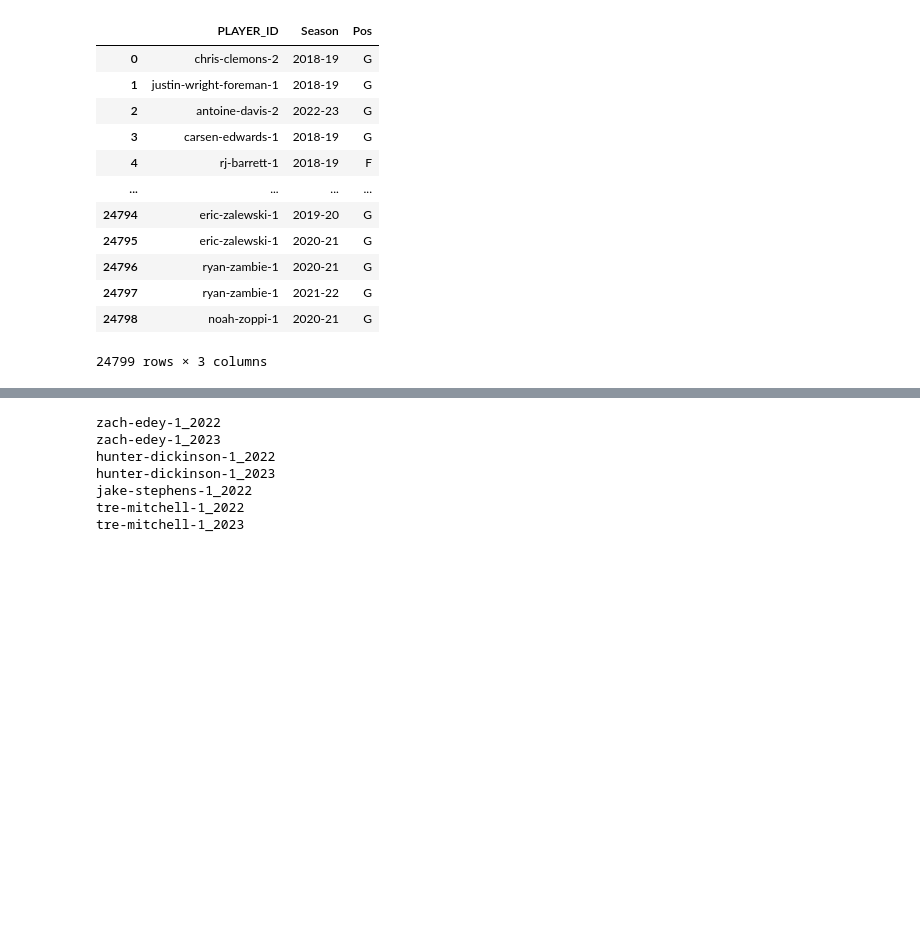
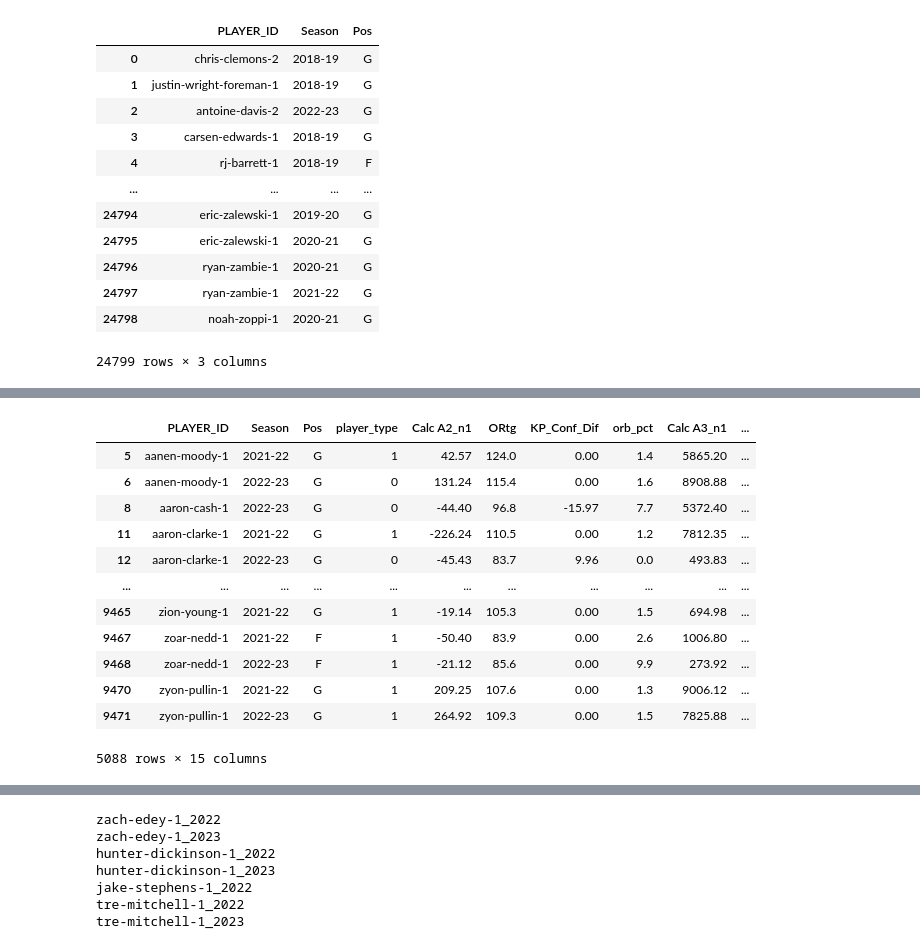
Before and after one commit to zainhoda1/Capstone-project, a Jupyter notebook: Analysis files/player_similarity.ipynb, the cells around one changed output, grey strips where cells are left out. Cells and saved outputs as stored; diff of their text form; code cells hidden in the pictures; blank space fills up the shorter version.

Commit message:
Finalizing Sim Matrix

```diff
--- a/Analysis files/player_similarity.ipynb
+++ b/Analysis files/player_similarity.ipynb
@@ -87,13 +90,20 @@ br_pos
 | 24798 | noah-zoppi-1 | 2020-21 | G |
 24799 rows × 3 columns
 # %%
-d = pd.read_csv("/Users/caldavis/Documents/GitHub/Capstone-project/Data folder/final_dataset.csv")
-d = d[['Player Name', 'season', 'Team', 'conf_abbr', 'games', 'games_started', 'mp_per_g', 'fg_per_g', 'fga_per_g', 'fg_pct', 'fg2_per_g', 'fg2a_per_g', 'fg2_pct', 'fg3_per_g', 'fg3a_per_g', 'fg3_pct', 'ft_per_g', 'fta_per_g', 'ft_pct', 'orb_per_g', 'drb_per_g', 'trb_per_g', 'ast_per_g', 'stl_per_g', 'blk_per_g', 'tov_per_g', 'pf_per_g', 'pts_per_g', 'sos', 'mp', 'fg', 'fga', 'fg2', 'fg2a', 'fg2_pct.1', 'fg3', 'fg3a', 'ft', 'fta', 'orb', 'drb', 'trb', 'ast', 'stl', 'blk', 'tov', 'pf', 'pts', 'fg_per_min', 'fga_per_min', 'fg2_per_min', 'fg2a_per_min', 'fg3_per_min', 'fg3a_per_min', 'ft_per_min', 'fta_per_min', 'trb_per_min', 'ast_per_min', 'stl_per_min', 'blk_per_min', 'tov_per_min', 'pf_per_min', 'pts_per_min',
+a = pd.read_csv("/Users/caldavis/Documents/GitHub/Capstone-project/Data folder/final_dataset.csv")
+a = a[['Player Name', 'season', 'Team', 'conf_abbr', 'games', 'games_started', 'mp_per_g', 'fg_per_g', 'fga_per_g', 'fg_pct', 'fg2_per_g', 'fg2a_per_g', 'fg2_pct', 'fg3_per_g', 'fg3a_per_g', 'fg3_pct', 'ft_per_g', 'fta_per_g', 'ft_pct', 'orb_per_g', 'drb_per_g', 'trb_per_g', 'ast_per_g', 'stl_per_g', 'blk_per_g', 'tov_per_g', 'pf_per_g', 'pts_per_g', 'sos', 'mp', 'fg', 'fga', 'fg2', 'fg2a', 'fg2_pct.1', 'fg3', 'fg3a', 'ft', 'fta', 'orb', 'drb', 'trb', 'ast', 'stl', 'blk', 'tov', 'pf', 'pts', 'fg_per_min', 'fga_per_min', 'fg2_per_min', 'fg2a_per_min', 'fg3_per_min', 'fg3a_per_min', 'ft_per_min', 'fta_per_min', 'trb_per_min', 'ast_per_min', 'stl_per_min', 'blk_per_min', 'tov_per_min', 'pf_per_min', 'pts_per_min',
     'fg_per_poss', 'fga_per_poss', 'fg2_per_poss', 'fg2a_per_poss', 'fg3_per_poss', 'fg3a_per_poss', 'ft_per_poss', 'fta_per_poss', 'trb_per_poss', 'ast_per_poss', 'stl_per_poss', 'blk_per_poss', 'tov_per_poss', 'pf_per_poss', 'pts_per_poss', 'off_rtg', 'def_rtg',
     'per', 'ts_pct', 'efg_pct', 'fg3a_per_fga_pct', 'fta_per_fga_pct', 'pprod', 'orb_pct', 'drb_pct', 'trb_pct', 'ast_pct', 'stl_pct', 'blk_pct', 'tov_pct', 'usg_pct', 'ows', 'dws', 'ws', 'ws_per_40', 'obpm', 'dbpm', 'bpm', 'year', 'Ht', 'Wt',
     'G', 'S', '%Min', 'ORtg', '%Poss', '%Shots']]
-d[['games', 'games_started', 'mp_per_g', 'fg_per_g', 'fga_per_g', 'fg_pct', 'fg2_per_g', 'fg2a_per_g', 'fg2_pct', 'fg3_per_g', 'fg3a_per_g', 'fg3_pct', 'ft_per_g', 'fta_per_g', 'ft_pct', 'orb_per_g', 'drb_per_g', 'trb_per_g', 'ast_per_g', 'stl_per_g', 'blk_per_g', 'tov_per_g', 'pf_per_g', 'pts_per_g', 'sos', 'mp', 'fg', 'fga', 'fg2', 'fg2a', 'fg2_pct.1', 'fg3', 'fg3a', 'ft', 'fta', 'orb', 'drb', 'trb', 'ast', 'stl', 'blk', 'tov', 'pf', 'pts', 'fg_per_min', 'fga_per_min', 'fg2_per_min', 'fg2a_per_min', 'fg3_per_min', 'fg3a_per_min', 'ft_per_min', 'fta_per_min', 'trb_per_min', 'ast_per_min', 'stl_per_min', 'blk_per_min', 'tov_per_min', 'pf_per_min', 'pts_per_min',
+a[['games', 'games_started', 'mp_per_g', 'fg_per_g', 'fga_per_g', 'fg_pct', 'fg2_per_g', 'fg2a_per_g', 'fg2_pct', 'fg3_per_g', 'fg3a_per_g', 'fg3_pct', 'ft_per_g', 'fta_per_g', 'ft_pct', 'orb_per_g', 'drb_per_g', 'trb_per_g', 'ast_per_g', 'stl_per_g', 'blk_per_g', 'tov_per_g', 'pf_per_g', 'pts_per_g', 'sos', 'mp', 'fg', 'fga', 'fg2', 'fg2a', 'fg2_pct.1', 'fg3', 'fg3a', 'ft', 'fta', 'orb', 'drb', 'trb', 'ast', 'stl', 'blk', 'tov', 'pf', 'pts', 'fg_per_min', 'fga_per_min', 'fg2_per_min', 'fg2a_per_min', 'fg3_per_min', 'fg3a_per_min', 'ft_per_min', 'fta_per_min', 'trb_per_min', 'ast_per_min', 'stl_per_min', 'blk_per_min', 'tov_per_min', 'pf_per_min', 'pts_per_min',
     'fg_per_poss', 'fga_per_poss', 'fg2_per_poss', 'fg2a_per_poss', 'fg3_per_poss', 'fg3a_per_poss', 'ft_per_poss', 'fta_per_poss', 'trb_per_poss', 'ast_per_poss', 'stl_per_poss', 'blk_per_poss', 'tov_per_poss', 'pf_per_poss', 'pts_per_poss', 'off_rtg', 'def_rtg',
     'per', 'ts_pct', 'efg_pct', 'fg3a_per_fga_pct', 'fta_per_fga_pct', 'pprod', 'orb_pct', 'drb_pct', 'trb_pct', 'ast_pct', 'stl_pct', 'blk_pct', 'tov_pct', 'usg_pct', 'ows', 'dws', 'ws', 'ws_per_40', 'obpm', 'dbpm', 'bpm', 'year', 'Ht', 'Wt',
     'G', 'S', '%Min', 'ORtg', '%Poss', '%Shots']].apply(pd.to_numeric, errors="ignore")
-d
+a = a.replace(to_replace='NO IDEA', value=0)
+a = a.replace(to_replace='---', value=0)
+a = a.fillna(0)
+a = a.drop(a.loc[((a['games']>39) & (a['year']==2023)) | ((a['games']>40) & (a['year']==2022)) |
+   ((a['games']>33) & (a['year']==2021)) |
+   ((a['games']>35) & (a['year']==2020)) |
+   ((a['games']>40) & (a['year']==2019)) |
+   (a['year']==0)]['Player Name'].index)
@@ -259,3 +132,28 @@ TypeError: unsupported operand type(s) for -: 'list' and 'list'
+# %%
+df_final = pd.merge(df2, a, left_on=['PLAYER_ID', 'Season'], right_on=['Player Name', 'season'], how='inner')
+pd.set_option('display.max_columns', None)
+df_final['fg_pct']=df_final['fg_pct'].astype(str).astype(float)
+df_final['fg2_pct']=df_final['fg2_pct'].astype(str).astype(float)
+df_final['fg3_pct']=df_final['fg3_pct'].astype(str).astype(float)
+df_final['ft_pct']=df_final['ft_pct'].astype(str).astype(float)
+df_final = df_final[(df_final['Season']=='2022-23') | (df_final['Season']=='2021-22')]
+df_final = df_final[['PLAYER_ID', 'Season', 'Pos', 'player_type', 'Calc A2_n1', 'ORtg', 'KP_Conf_Dif', 'orb_pct',
+                     'Calc A3_n1', 'Calc B_n1', 'bpm', 'tov_pct', 'efg_pct', 'ws', 'Year_dif']]
+df_final
+# %% [output]
+|  | PLAYER_ID | Season | Pos | player_type | Calc A2_n1 | ORtg | KP_Conf_Dif | orb_pct | Calc A3_n1 | ... |
+| 5 | aanen-moody-1 | 2021-22 | G | 1 | 42.57 | 124.0 | 0.00 | 1.4 | 5865.20 | ... |
+| 6 | aanen-moody-1 | 2022-23 | G | 0 | 131.24 | 115.4 | 0.00 | 1.6 | 8908.88 | ... |
+| 8 | aaron-cash-1 | 2022-23 | G | 0 | -44.40 | 96.8 | -15.97 | 7.7 | 5372.40 | ... |
+| 11 | aaron-clarke-1 | 2021-22 | G | 1 | -226.24 | 110.5 | 0.00 | 1.2 | 7812.35 | ... |
+| 12 | aaron-clarke-1 | 2022-23 | G | 0 | -45.43 | 83.7 | 9.96 | 0.0 | 493.83 | ... |
+| ... | ... | ... | ... | ... | ... | ... | ... | ... | ... | ... |
+| 9465 | zion-young-1 | 2021-22 | G | 1 | -19.14 | 105.3 | 0.00 | 1.5 | 694.98 | ... |
+| 9467 | zoar-nedd-1 | 2021-22 | F | 1 | -50.40 | 83.9 | 0.00 | 2.6 | 1006.80 | ... |
+| 9468 | zoar-nedd-1 | 2022-23 | F | 1 | -21.12 | 85.6 | 0.00 | 9.9 | 273.92 | ... |
+| 9470 | zyon-pullin-1 | 2021-22 | G | 1 | 209.25 | 107.6 | 0.00 | 1.3 | 9006.12 | ... |
+| 9471 | zyon-pullin-1 | 2022-23 | G | 1 | 264.92 | 109.3 | 0.00 | 1.5 | 7825.88 | ... |
+5088 rows × 15 columns
 # %%
 # df_simp = df[['fg_pct', 'fg2_pct', 'fg3_pct', 'ft_pct', 'fg_per_poss', 'fga_per_poss', 'fg2_per_poss', 'fg2a_per_poss', 'fg3_per_poss', 'fg3a_per_poss', 'ft_per_poss', 'fta_per_poss', 'trb_per_poss', 'ast_per_poss', 'stl_per_poss', 'blk_per_poss', 'tov_per_poss', 'pf_per_poss', 'pts_per_poss', 'off_rtg', 'def_rtg',
 #     'per', 'ts_pct', 'efg_pct', 'fg3a_per_fga_pct', 'fta_per_fga_pct', 'pprod', 'orb_pct', 'drb_pct', 'trb_pct', 'ast_pct', 'stl_pct', 'blk_pct', 'tov_pct', 'usg_pct', 'ows', 'dws', 'ws', 'ws_per_40', 'obpm', 'dbpm', 'bpm',
```
Also changed, not shown: parts of 22 cells of this notebook.
